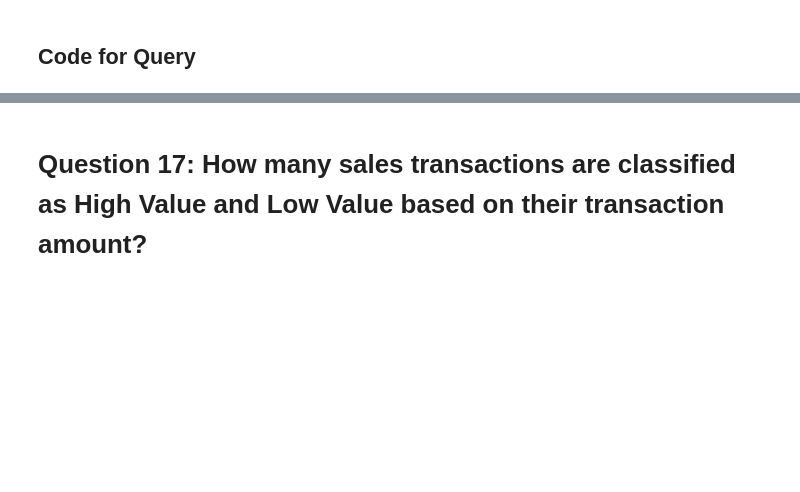
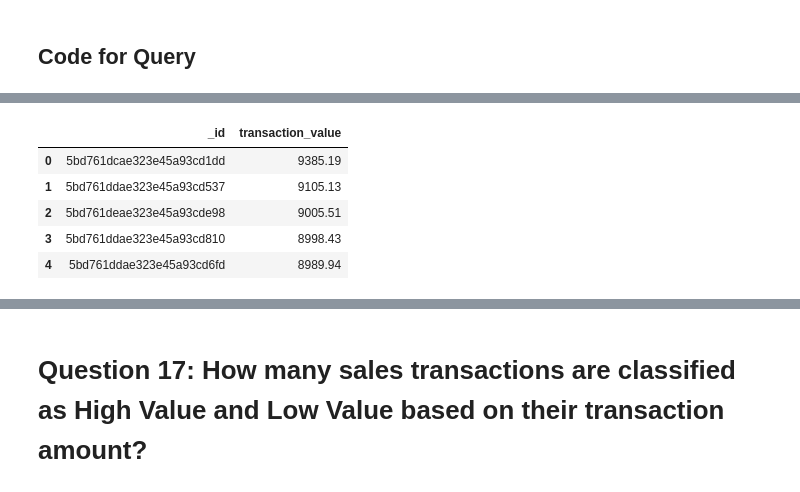
Before and after one commit to thanuja-reddi/MongoDB_EDA_Case_Study, a Jupyter notebook: notebooks/homework_casestudy_questions.ipynb, the cells around one changed output, grey strips where cells are left out. Cells and saved outputs as stored; diff of their text form; code cells hidden in the pictures; blank space fills up the shorter version.

```diff
--- a/notebooks/homework_casestudy_questions.ipynb
+++ b/notebooks/homework_casestudy_questions.ipynb
@@ -1277,0 +1326,9 @@ Unlike previous analyses that summarized the entire dataset, this question calcu
+# %%
+transaction_values.head()
+# %% [output]
+|  | _id | transaction_value |
+| 0 | 5bd761dcae323e45a93cd1dd | 9385.19 |
+| 1 | 5bd761ddae323e45a93cd537 | 9105.13 |
+| 2 | 5bd761deae323e45a93cde98 | 9005.51 |
+| 3 | 5bd761ddae323e45a93cd810 | 8998.43 |
+| 4 | 5bd761ddae323e45a93cd6fd | 8989.94 |
```
Also changed, not shown: parts of 4 cells of this notebook.
